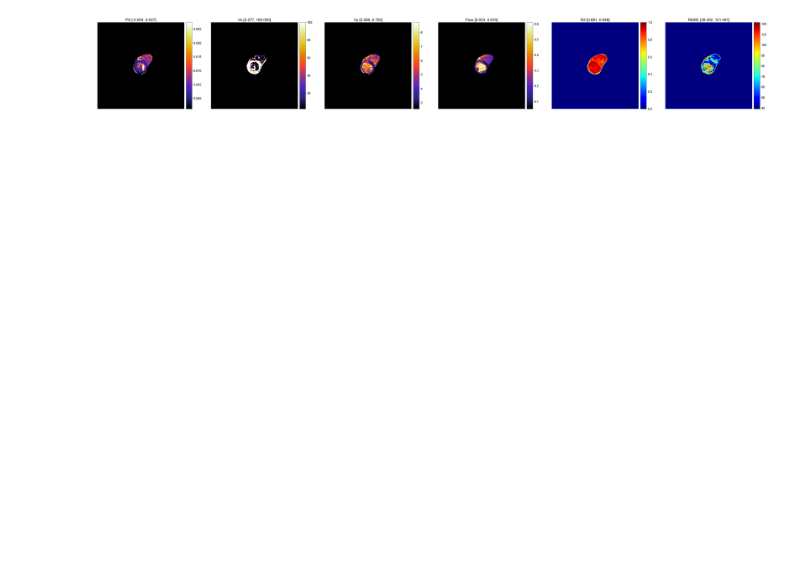
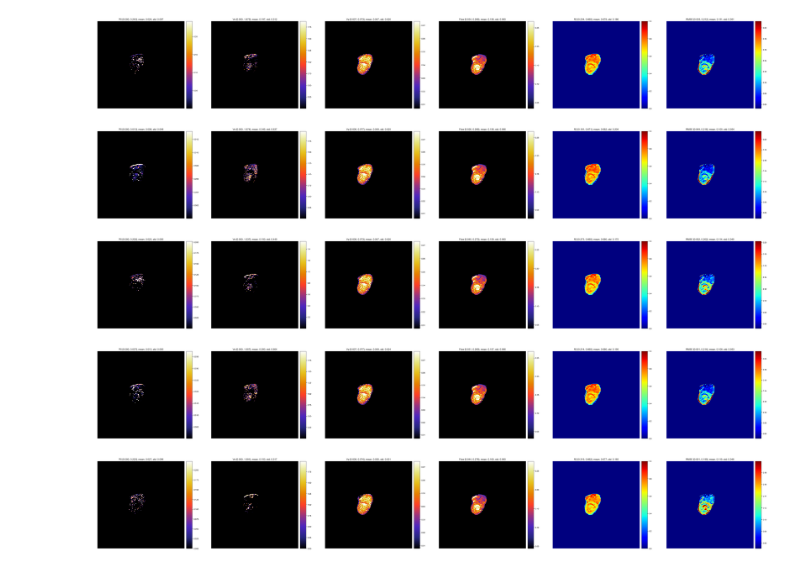
Before and after one commit to gabrielhan23/drosimulation, a Jupyter notebook: perfusion_results.ipynb, the cells around one changed output. Cells and saved outputs as stored; diff of their text form; code cells hidden in the pictures; blank space fills up the shorter version.

```diff
--- a/perfusion_results.ipynb
+++ b/perfusion_results.ipynb
@@ -9,7 +9,7 @@ import matplotlib as mpl
 from mpl_toolkits.axes_grid1.axes_divider import make_axes_locatable
 import SimpleITK as sitk
 # %%
-PATH = '/Users/mona/Library/CloudStorage/Dropbox/0.MAC-SYNC/0.PROJECT/DCE/Data/QuantitativePerfusionStudy/MR_2024-04-09_3541-7954-2013-0143_raw/DCE/S37'
+PATH = '//Users/mona/Library/CloudStorage/Dropbox/0.MAC-SYNC/0.PROJECT/DCE/Data/QuantitativePerfusionStudy_results/MR_2024-05-24_0741-7954-8413-0106_raw/DCE/S182'
 # %%
 plt.rcParams['font.size'] = 16
 plt.rcParams['font.family'] = 'Arial'
@@ -24,8 +24,9 @@ def plot_DCE_results(name, mask, PS, Ve, Vp, Flow, rmse, Rssq, figsize=(30, 30))
     low = 5
     bound = np.percentile(PS[mask==1], [low, up])
     PS = np.ma.masked_where(mask == 0, PS)
+    avg, std = np.mean(PS[mask==1]), np.std(PS[mask==1])
     im0 = axes[0].imshow(PS, cmap=cmap, vmin=bound[0], vmax=bound[1])
-    axes[0].set_title(f"PS [{bound[0]:.3f}, {bound[1]:.3f}]")
+    axes[0].set_title(f"PS [{bound[0]:.3f}, {bound[1]:.3f}], mean: {avg:.3f}, std: {std:.3f}")
     axes[0].axis('off')
     ax0_divider = make_axes_locatable(axes[0])
     cax0 = ax0_divider.append_axes("right", size="7%", pad="2%")
@@ -33,8 +34,9 @@ def plot_DCE_results(name, mask, PS, Ve, Vp, Flow, rmse, Rssq, figsize=(30, 30))
 
     bound = np.percentile(Ve[mask==1], [low, up])
     Ve = np.ma.masked_where(mask == 0, Ve)
+    avg, std = np.mean(Ve[mask==1]), np.std(Ve[mask==1])
     im1 = axes[1].imshow(Ve, cmap=cmap, vmin=bound[0], vmax=bound[1])
-    axes[1].set_title(f"Ve [{bound[0]:.3f}, {bound[1]:.3f}]")
+    axes[1].set_title(f"Ve [{bound[0]:.3f}, {bound[1]:.3f}], mean: {avg:.3f}, std: {std:.3f}")
     axes[1].axis('off')
     ax1_divider = make_axes_locatable(axes[1])
     cax1 = ax1_divider.append_axes("right", size="7%", pad="2%")
@@ -42,8 +44,9 @@ def plot_DCE_results(name, mask, PS, Ve, Vp, Flow, rmse, Rssq, figsize=(30, 30))
 
     bound = np.percentile(Vp[mask==1], [low, up])
     Vp = np.ma.masked_where(mask == 0, Vp)
+    avg, std = np.mean(Vp[mask==1]), np.std(Vp[mask==1])
     im2 = axes[2].imshow(Vp, cmap=cmap, vmin=bound[0], vmax=bound[1])
-    axes[2].set_title(f"Vp [{bound[0]:.3f}, {bound[1]:.3f}]")
+    axes[2].set_title(f"Vp [{bound[0]:.3f}, {bound[1]:.3f}], mean: {avg:.3f}, std: {std:.3f}")
     axes[2].axis('off')
     ax2_divider = make_axes_locatable(axes[2])
     cax2 = ax2_divider.append_axes("right", size="7%", pad="2%")
@@ -51,44 +54,53 @@ def plot_DCE_results(name, mask, PS, Ve, Vp, Flow, rmse, Rssq, figsize=(30, 30))
 
     bound = np.percentile(Flow[mask==1], [low, up])
     Flow = np.ma.masked_where(mask == 0, Flow)
+    avg, std = np.mean(Flow[mask==1]), np.std(Flow[mask==1])
     im3 = axes[3].imshow(Flow, cmap=cmap, vmin=bound[0], vmax=bound[1])
-    axes[3].set_title(f"Flow [{bound[0]:.3f}, {bound[1]:.3f}]")
+    axes[3].set_title(f"Flow [{bound[0]:.3f}, {bound[1]:.3f}], mean: {avg:.3f}, std: {std:.3f}")
     axes[3].axis('off')
     ax3_divider = make_axes_locatable(axes[3])
     cax3 = ax3_divider.append_axes("right", size="7%", pad="2%")
     cb3 = fig.colorbar(im3, cax=cax3)
 
     bound = np.percentile(Rssq[mask==1], [low, up])
+    avg, std = np.mean(Rssq[mask==1]), np.std(Rssq[mask==1])
     im4 = axes[4].imshow(Rssq, cmap='jet', vmin=0, vmax=1)
-    axes[4].set_title(f"R2 [{bound[0]:.3f}, {bound[1]:.3f}]")
+    axes[4].set_title(f"R2 [{bound[0]:.3f}, {bound[1]:.3f}], mean: {avg:.3f}, std: {std:.3f}")
     axes[4].axis('off')
     ax4_divider = make_axes_locatable(axes[4])
     cax4 = ax4_divider.append_axes("right", size="7%", pad="2%")
     cb4 = fig.colorbar(im4, cax=cax4)
 
     bound = np.percentile(rmse[mask==1], [low, up])
+    avg, std = np.mean(rmse[mask==1]), np.std(rmse[mask==1])
     im5 = axes[5].imshow(rmse, cmap='jet', vmin=bound[0], vmax=bound[1])
-    axes[5].set_title(f"RMSE [{bound[0]:.3f}, {bound[1]:.3f}]")
+    axes[5].set_title(f"RMSE [{bound[0]:.3f}, {bound[1]:.3f}], mean: {avg:.3f}, std: {std:.3f}")
     axes[5].axis('off')
     ax5_divider = make_axes_locatable(axes[5])
     cax5 = ax5_divider.append_axes("right", size="7%", pad="2%")
     cb5 = fig.colorbar(im5, cax=cax5)
     return fig
 # %%
-ROI = scipy.io.loadmat(os.path.join(PATH, 'MASK', 'S37_ROI.mat'))
+ROI = scipy.io.loadmat(os.path.join(PATH, 'MASK', 'S182_ROI.mat'))
 heart_mask = ROI['HeartMask'].T
+Myomask = ROI['Myomask'].T
 # %%
-RESUTLS_folder = glob.glob(os.path.join(PATH, 't_0_610sec'))
+import scipy.io as sio
+RESUTLS_folder = glob.glob(os.path.join(PATH, 't_0_*sec'))
 for RESULTS in RESUTLS_folder:
     name = Path(RESULTS).name
     PS = sitk.GetArrayFromImage(sitk.ReadImage(os.path.join(RESULTS, 'PS.nii')))
     Rssq = sitk.GetArrayFromImage(sitk.ReadImage(os.path.join(RESULTS, 'Rssq.nii')))
     Ve = sitk.GetArrayFromImage(sitk.ReadImage(os.path.join(RESULTS, 've.nii')))
     Vp = sitk.GetArrayFromImage(sitk.ReadImage(os.path.join(RESULTS, 'vp.nii')))
     Flow = sitk.GetArrayFromImage(sitk.ReadImage(os.path.join(RESULTS, 'Flow.nii')))
     Rmse = sitk.GetArrayFromImage(sitk.ReadImage(os.path.join(RESULTS, 'Rmse.nii')))
     fig = plot_DCE_results(name, heart_mask, PS, Ve, Vp, Flow, Rmse, Rssq, figsize=(60, 10))
-    fig.savefig(os.path.join(PATH, f'{name}_DCE_results.png'), dpi=300)
+    fig.savefig(os.path.join(PATH, f'{name}_heartmask_DCE_results.png'), dpi=300)
     # fig.clf()
 # %% [output]
-[figure, old version]
+[figure, new version]
+[figure, added]
+[figure, added]
+[figure, added]
+[figure, added]
```
Also changed, not shown: 9 other files.
